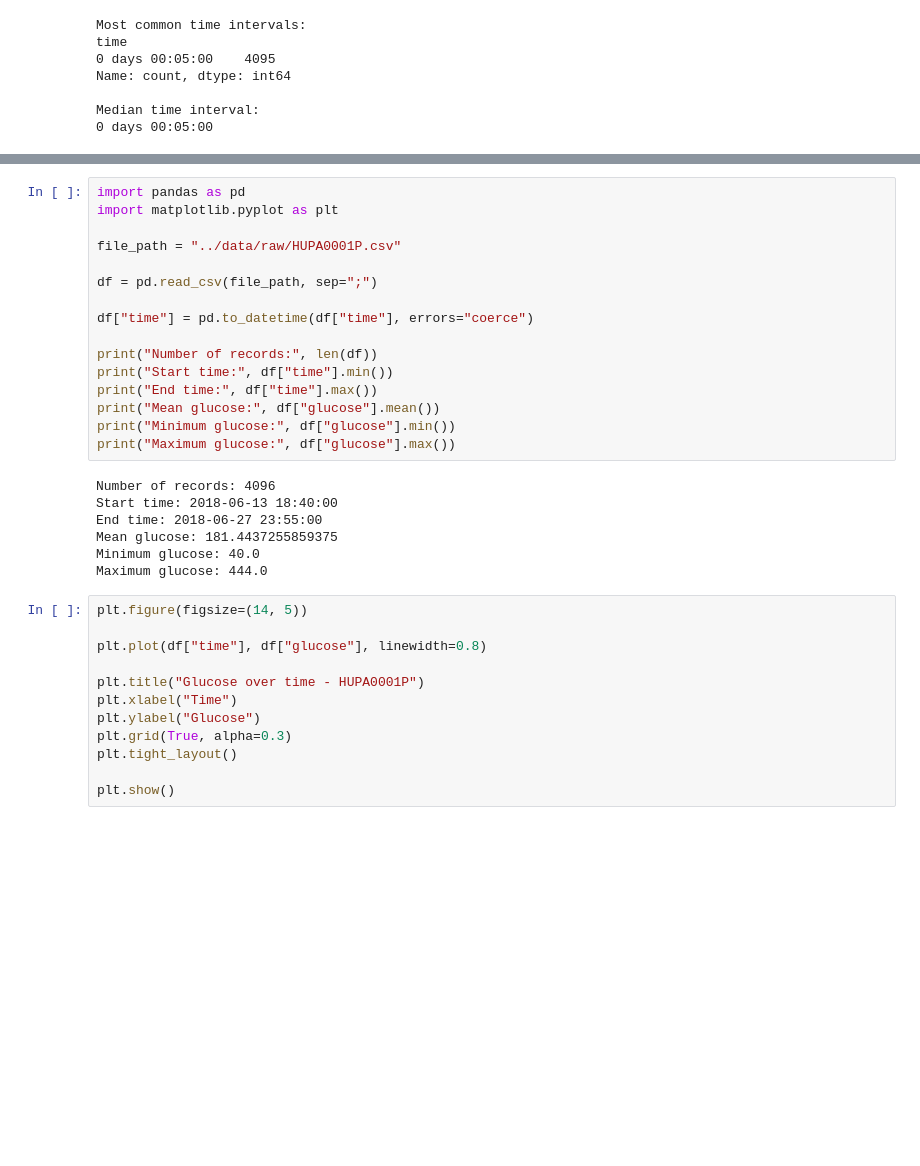
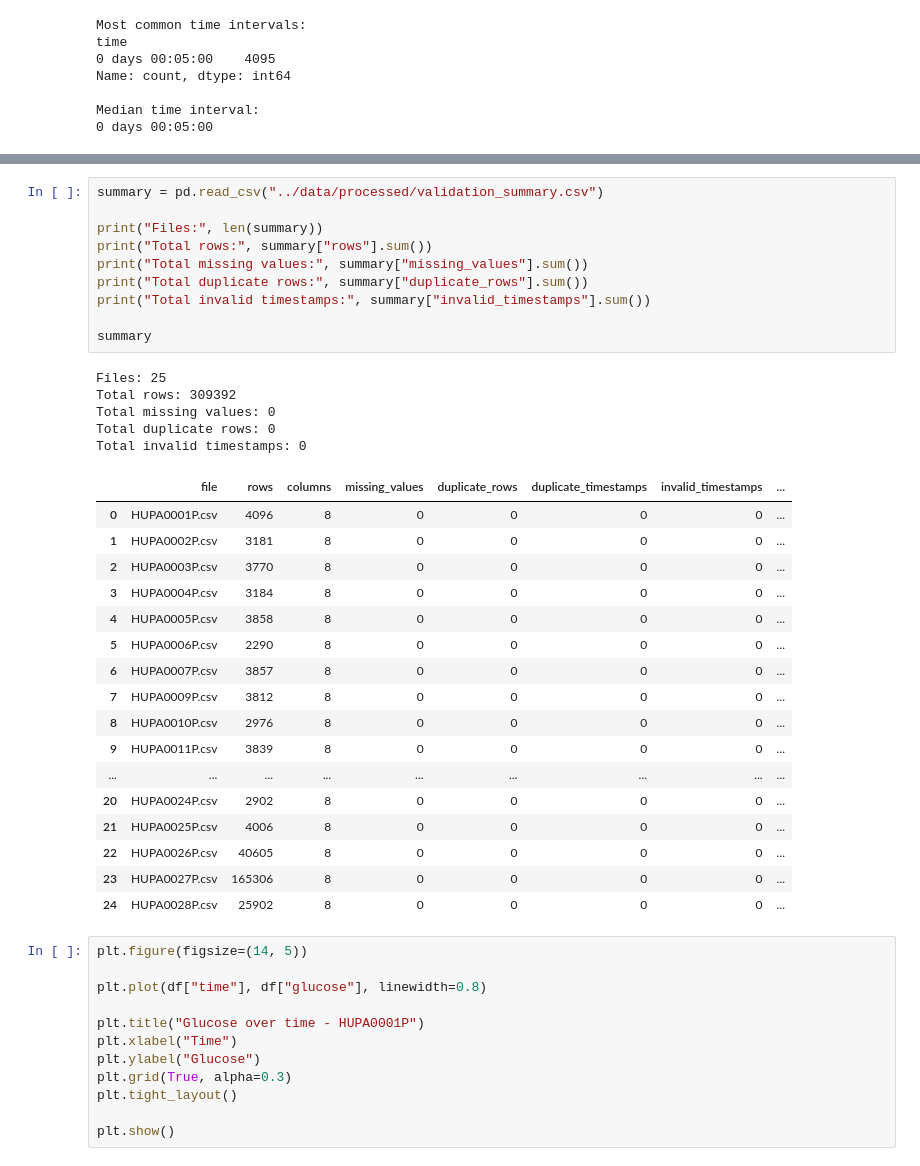
Before and after one commit to i4444i4444/diabetes-cgm-analysis, a Jupyter notebook: notebooks/01_data_exploration.ipynb, the cells around one changed output, grey strips where cells are left out. Cells and saved outputs as stored; diff of their text form; blank space fills up the shorter version.

```diff
--- a/notebooks/01_data_exploration.ipynb
+++ b/notebooks/01_data_exploration.ipynb
@@ -263,26 +195,36 @@ Index: []
-# %%
-import pandas as pd
-import matplotlib.pyplot as plt
-
-file_path = "../data/raw/HUPA0001P.csv"
-
-df = pd.read_csv(file_path, sep=";")
-
-df["time"] = pd.to_datetime(df["time"], errors="coerce")
-
-print("Number of records:", len(df))
-print("Start time:", df["time"].min())
-print("End time:", df["time"].max())
-print("Mean glucose:", df["glucose"].mean())
-print("Minimum glucose:", df["glucose"].min())
-print("Maximum glucose:", df["glucose"].max())
-# %% [output]
-Number of records: 4096
-Start time: 2018-06-13 18:40:00
-End time: 2018-06-27 23:55:00
-Mean glucose: 181.4437255859375
-Minimum glucose: 40.0
-Maximum glucose: 444.0
+# %%
+summary = pd.read_csv("../data/processed/validation_summary.csv")
+
+print("Files:", len(summary))
+print("Total rows:", summary["rows"].sum())
+print("Total missing values:", summary["missing_values"].sum())
+print("Total duplicate rows:", summary["duplicate_rows"].sum())
+print("Total invalid timestamps:", summary["invalid_timestamps"].sum())
+
+summary
+# %% [output]
+Files: 25
+Total rows: 309392
+Total missing values: 0
+Total duplicate rows: 0
+Total invalid timestamps: 0
+|  | file | rows | columns | missing_values | duplicate_rows | duplicate_timestamps | invalid_timestamps | ... |
+| 0 | HUPA0001P.csv | 4096 | 8 | 0 | 0 | 0 | 0 | ... |
+| 1 | HUPA0002P.csv | 3181 | 8 | 0 | 0 | 0 | 0 | ... |
+| 2 | HUPA0003P.csv | 3770 | 8 | 0 | 0 | 0 | 0 | ... |
+| 3 | HUPA0004P.csv | 3184 | 8 | 0 | 0 | 0 | 0 | ... |
+| 4 | HUPA0005P.csv | 3858 | 8 | 0 | 0 | 0 | 0 | ... |
+| 5 | HUPA0006P.csv | 2290 | 8 | 0 | 0 | 0 | 0 | ... |
+| 6 | HUPA0007P.csv | 3857 | 8 | 0 | 0 | 0 | 0 | ... |
+| 7 | HUPA0009P.csv | 3812 | 8 | 0 | 0 | 0 | 0 | ... |
+| 8 | HUPA0010P.csv | 2976 | 8 | 0 | 0 | 0 | 0 | ... |
+| 9 | HUPA0011P.csv | 3839 | 8 | 0 | 0 | 0 | 0 | ... |
+| ... | ... | ... | ... | ... | ... | ... | ... | ... |
+| 20 | HUPA0024P.csv | 2902 | 8 | 0 | 0 | 0 | 0 | ... |
+| 21 | HUPA0025P.csv | 4006 | 8 | 0 | 0 | 0 | 0 | ... |
+| 22 | HUPA0026P.csv | 40605 | 8 | 0 | 0 | 0 | 0 | ... |
+| 23 | HUPA0027P.csv | 165306 | 8 | 0 | 0 | 0 | 0 | ... |
+| 24 | HUPA0028P.csv | 25902 | 8 | 0 | 0 | 0 | 0 | ... |
 # %%
 plt.figure(figsize=(14, 5))
 
```
Also changed, not shown: parts of 16 cells of this notebook.
